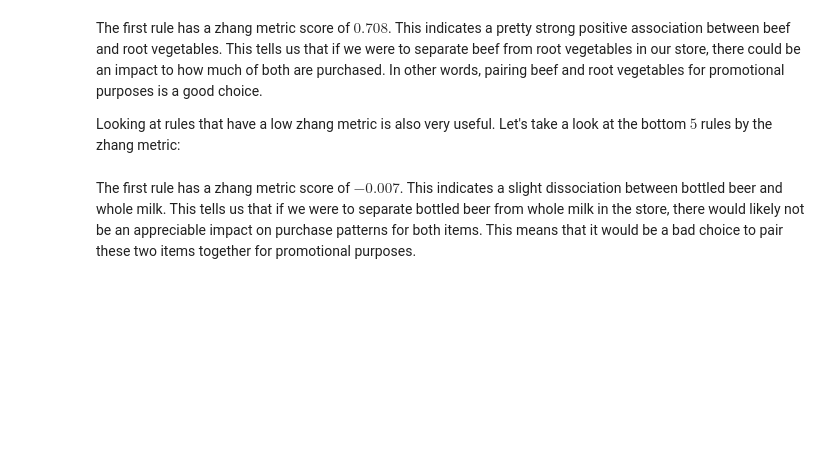
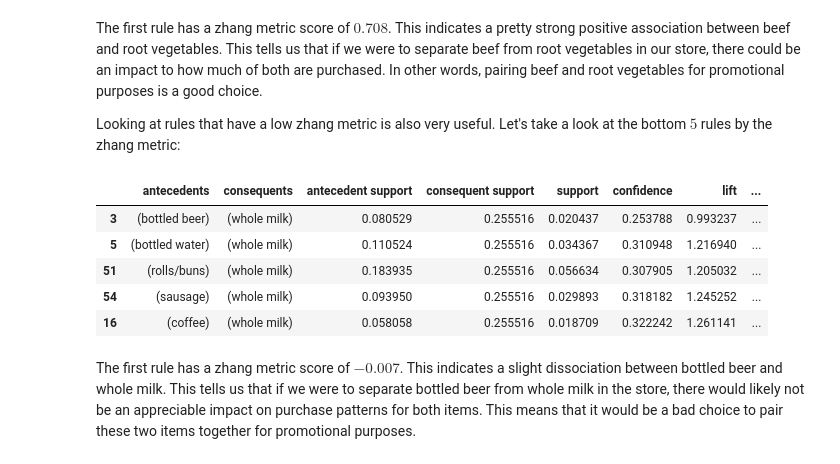
Before and after one commit to saishameh/Market-Analysis, a Jupyter notebook: src/02b.ipynb, the cells around one changed output. Saved outputs shown, nothing was run; the diff lists cells and outputs as text; code cells hidden in the pictures; blank space fills up the shorter version.

Commit message:
Displays the last 5 rules in ascending order

```diff
--- a/src/02b.ipynb
+++ b/src/02b.ipynb
@@ -407,5 +407,14 @@ rules.sort_values('zhang', ascending = False).head(5)
 The first rule has a zhang metric score of $0.708$. This indicates a pretty strong positive association between beef and root vegetables. This tells us that if we were to separate beef from root vegetables in our store, there could be an impact to how much of both are purchased. In other words, pairing beef and root vegetables for promotional purposes is a good choice.
 
 Looking at rules that have a low zhang metric is also very useful. Let's take a look at the bottom $5$ rules by the zhang metric:
+# %%
+rules.sort_values('zhang', ascending = True).head(5)
+# %% [output]
+|  | antecedents | consequents | antecedent support | consequent support | support | confidence | lift | ... |
+| 3 | (bottled beer) | (whole milk) | 0.080529 | 0.255516 | 0.020437 | 0.253788 | 0.993237 | ... |
+| 5 | (bottled water) | (whole milk) | 0.110524 | 0.255516 | 0.034367 | 0.310948 | 1.216940 | ... |
+| 51 | (rolls/buns) | (whole milk) | 0.183935 | 0.255516 | 0.056634 | 0.307905 | 1.205032 | ... |
+| 54 | (sausage) | (whole milk) | 0.093950 | 0.255516 | 0.029893 | 0.318182 | 1.245252 | ... |
+| 16 | (coffee) | (whole milk) | 0.058058 | 0.255516 | 0.018709 | 0.322242 | 1.261141 | ... |
 # %% [markdown]
 The first rule has a zhang metric score of $-0.007$. This indicates a slight dissociation between bottled beer and whole milk. This tells us that if we were to separate bottled beer from whole milk in the store, there would likely not be an appreciable impact on purchase patterns for both items. This means that it would be a bad choice to pair these two items together for promotional purposes.
```
